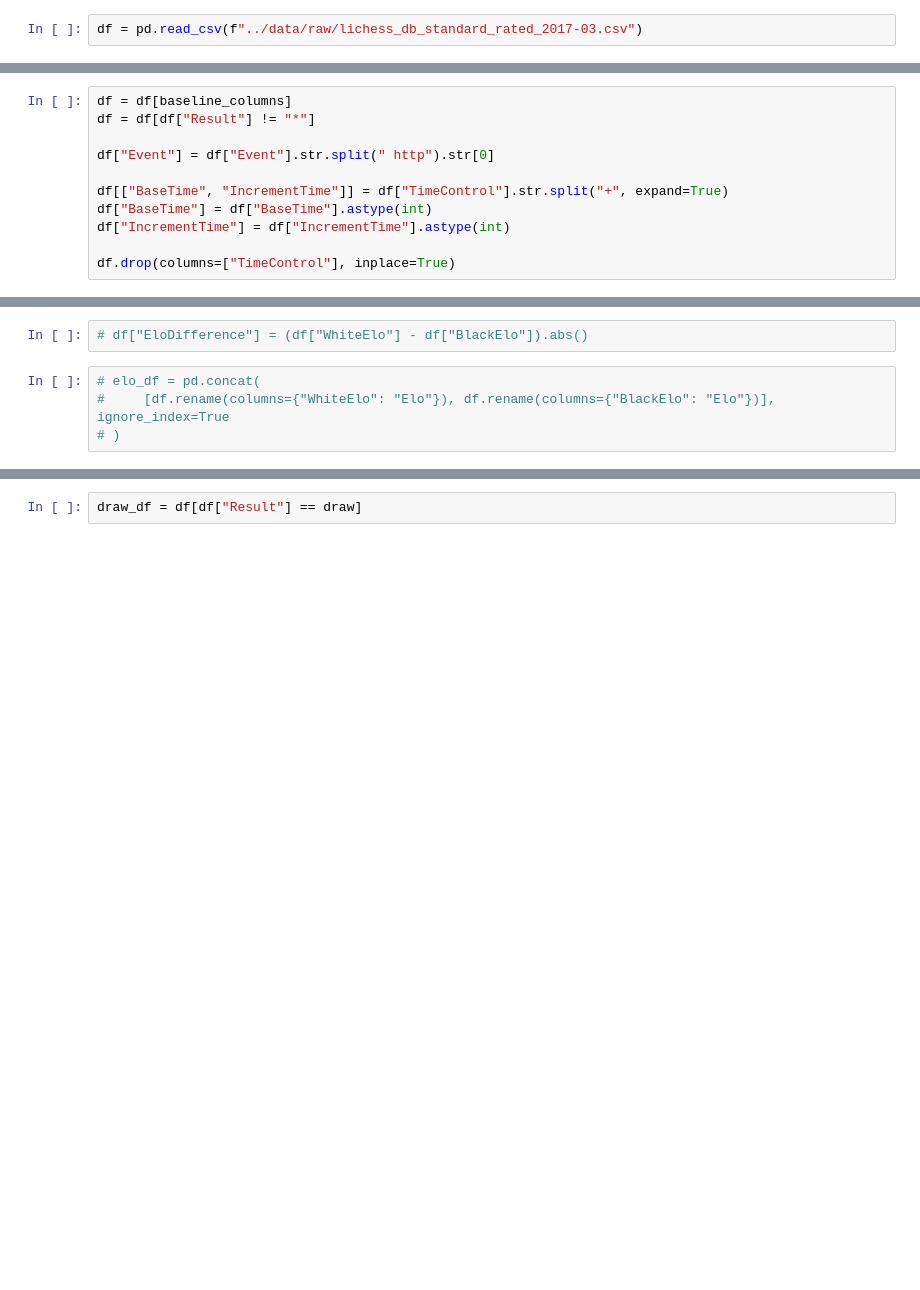
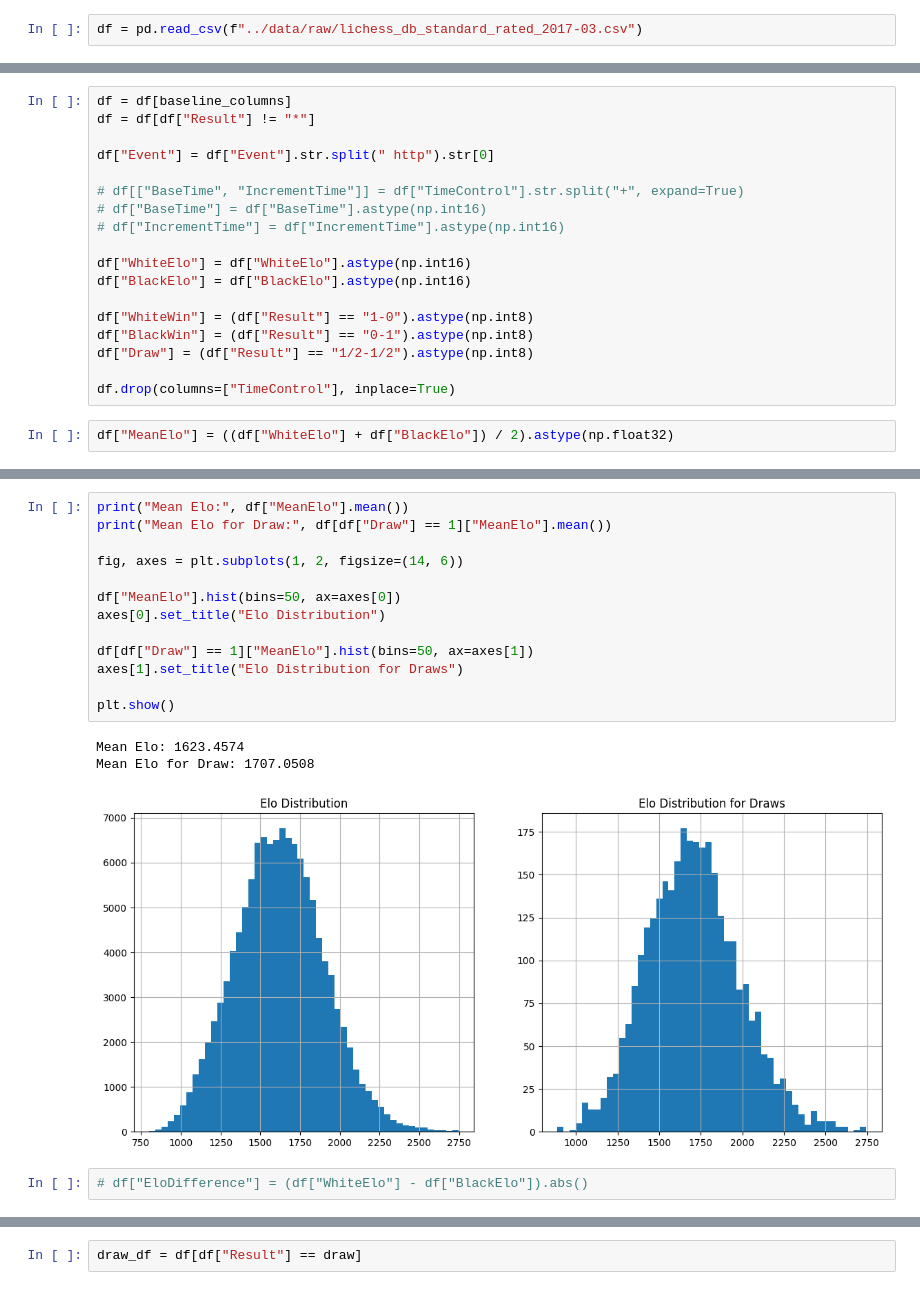
Before and after one commit to Tikhon-Radkevich/Chess-Winner-Prediction, a Jupyter notebook: notebooks/test.ipynb, the cells around one changed output, grey strips where cells are left out. Cells and saved outputs as stored; diff of their text form; blank space fills up the shorter version.

```diff
--- a/notebooks/test.ipynb
+++ b/notebooks/test.ipynb
@@ -17,8 +30,17 @@ df = df[df["Result"] != "*"]
 
 df["Event"] = df["Event"].str.split(" http").str[0]
 
-df[["BaseTime", "IncrementTime"]] = df["TimeControl"].str.split("+", expand=True)
-df["BaseTime"] = df["BaseTime"].astype(int)
-df["IncrementTime"] = df["IncrementTime"].astype(int)
+# df[["BaseTime", "IncrementTime"]] = df["TimeControl"].str.split("+", expand=True)
+# df["BaseTime"] = df["BaseTime"].astype(np.int16)
+# df["IncrementTime"] = df["IncrementTime"].astype(np.int16)
+
+df["WhiteElo"] = df["WhiteElo"].astype(np.int16)
+df["BlackElo"] = df["BlackElo"].astype(np.int16)
+
+df["WhiteWin"] = (df["Result"] == "1-0").astype(np.int8)
+df["BlackWin"] = (df["Result"] == "0-1").astype(np.int8)
+df["Draw"] = (df["Result"] == "1/2-1/2").astype(np.int8)
 
 df.drop(columns=["TimeControl"], inplace=True)
+# %%
+df["MeanElo"] = ((df["WhiteElo"] + df["BlackElo"]) / 2).astype(np.float32)
@@ -25,7 +80,20 @@ df.drop(columns=["TimeControl"], inplace=True)
+# %%
+print("Mean Elo:", df["MeanElo"].mean())
+print("Mean Elo for Draw:", df[df["Draw"] == 1]["MeanElo"].mean())
+
+fig, axes = plt.subplots(1, 2, figsize=(14, 6))
+
+df["MeanElo"].hist(bins=50, ax=axes[0])
+axes[0].set_title("Elo Distribution")
+
+df[df["Draw"] == 1]["MeanElo"].hist(bins=50, ax=axes[1])
+axes[1].set_title("Elo Distribution for Draws")
+
+plt.show()
+# %% [output]
+Mean Elo: 1623.4574
+Mean Elo for Draw: 1707.0508
+[figure, added]
 # %%
 # df["EloDifference"] = (df["WhiteElo"] - df["BlackElo"]).abs()
-# %%
-# elo_df = pd.concat(
-#     [df.rename(columns={"WhiteElo": "Elo"}), df.rename(columns={"BlackElo": "Elo"})], ignore_index=True
-# )
 # %%
```
Also changed, not shown: parts of 15 cells of this notebook, 3 other files.
